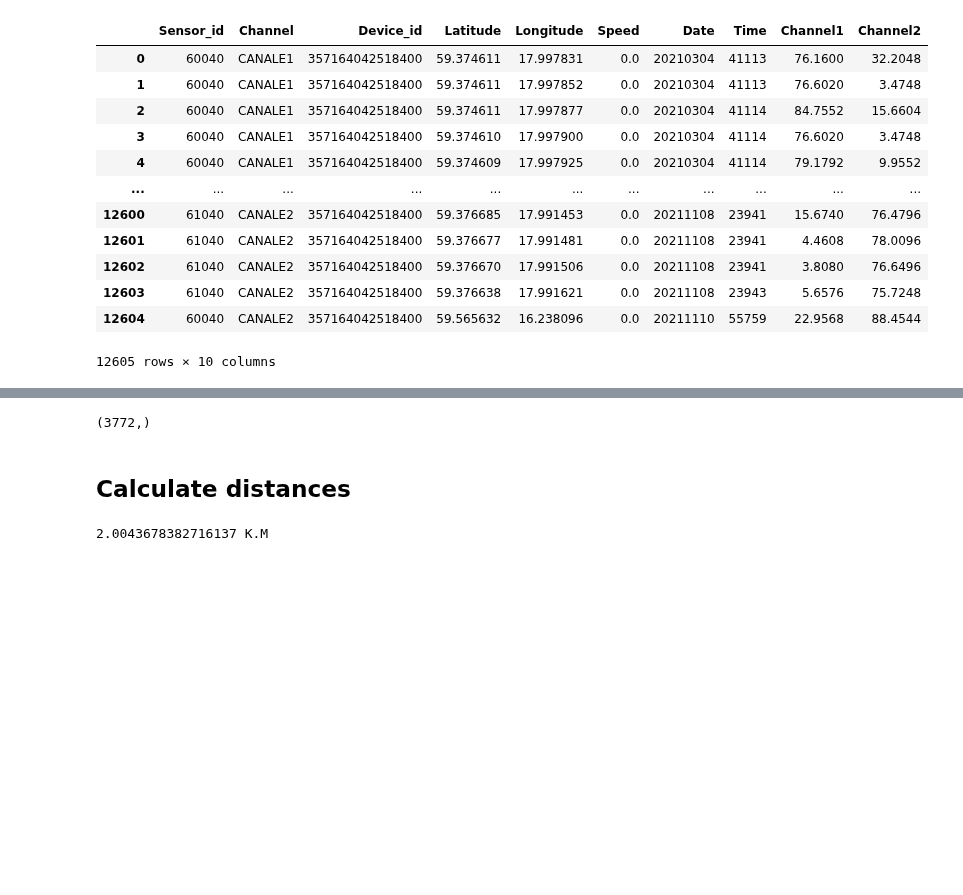
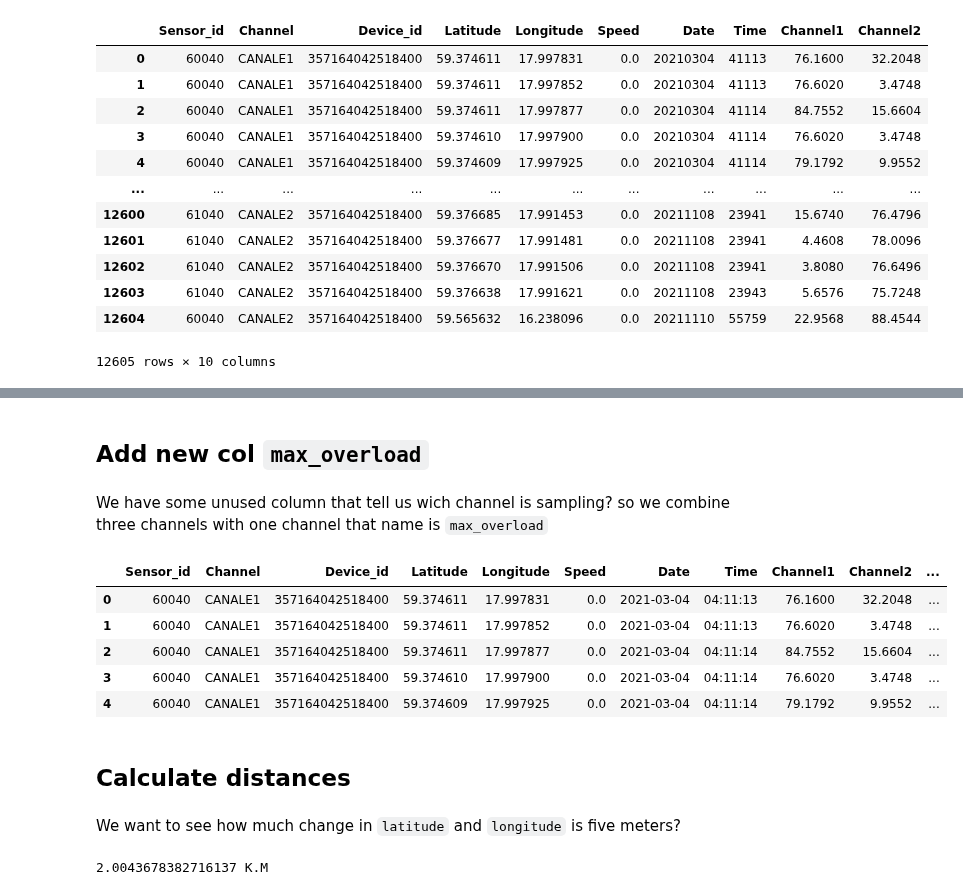
Before and after one commit to OmidSa75/Data_scinece-Smartset-overloads-PoliMI, a Jupyter notebook: main.ipynb, the cells around one changed output, grey strips where cells are left out. Drawn from its saved outputs; the diff is of its cells as text; code cells hidden in the pictures; blank space fills up the shorter version.

```diff
--- a/main.ipynb
+++ b/main.ipynb
@@ -66,12 +73,21 @@ df1
+# %% [markdown]
+## Add new col `max_overload`
+# %% [markdown]
+We have some unused column that tell us wich channel is sampling? so we combine three channels with one channel that name is `max_overload`
 # %%
 df1['max_overload'] = np.max(df1[['Channel1', 'Channel2']].values, axis=1)
+df1.head(5)
+# %% [output]
+|  | Sensor_id | Channel | Device_id | Latitude | Longitude | Speed | Date | Time | Channel1 | Channel2 | ... |
+| 0 | 60040 | CANALE1 | 357164042518400 | 59.374611 | 17.997831 | 0.0 | 2021-03-04 | 04:11:13 | 76.1600 | 32.2048 | ... |
+| 1 | 60040 | CANALE1 | 357164042518400 | 59.374611 | 17.997852 | 0.0 | 2021-03-04 | 04:11:13 | 76.6020 | 3.4748 | ... |
+| 2 | 60040 | CANALE1 | 357164042518400 | 59.374611 | 17.997877 | 0.0 | 2021-03-04 | 04:11:14 | 84.7552 | 15.6604 | ... |
+| 3 | 60040 | CANALE1 | 357164042518400 | 59.374610 | 17.997900 | 0.0 | 2021-03-04 | 04:11:14 | 76.6020 | 3.4748 | ... |
+| 4 | 60040 | CANALE1 | 357164042518400 | 59.374609 | 17.997925 | 0.0 | 2021-03-04 | 04:11:14 | 79.1792 | 9.9552 | ... |
-# %%
-overloads = np.max(df1[['Channel1', 'Channel2']].values, axis=1)
-overloads[overloads > 85].shape
-# %% [output]
-(3772,)
 # %% [markdown]
 ## Calculate distances
+# %% [markdown]
+We want to see how much change in `latitude` and `longitude` is five meters?
 # %%
 from math import radians, cos, sin, asin, sqrt
 def distance(lat1, lat2, lon1, lon2):
```
Also changed, not shown: parts of 11 cells of this notebook.
